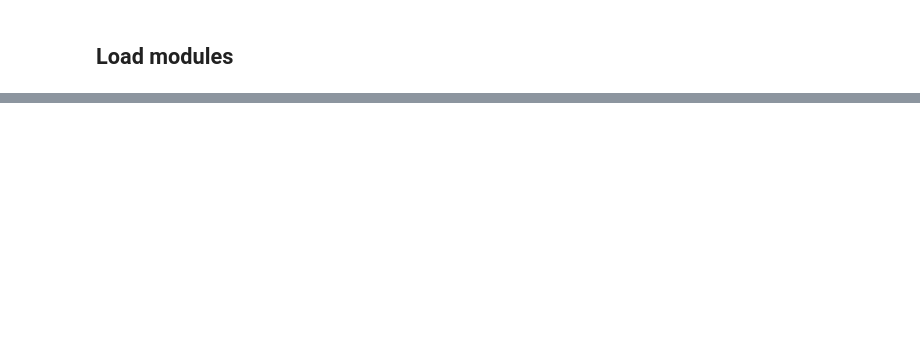
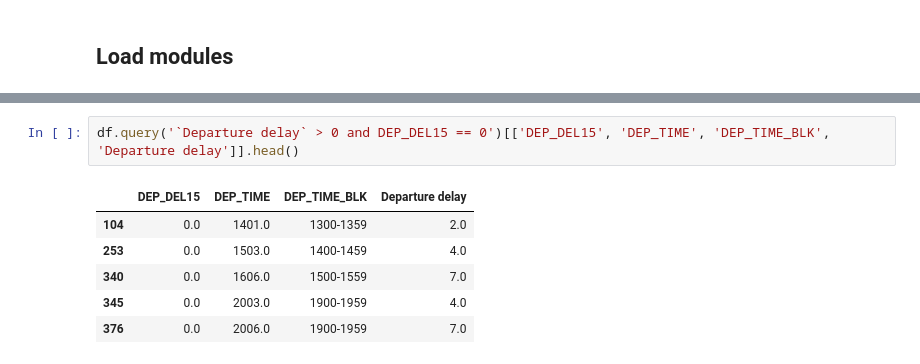
Before and after one commit to ubco-W2022T2-data301/project-group-group05, a Jupyter notebook: analysis/analysis_bradan.ipynb, the cells around one changed output, grey strips where cells are left out. Cells and saved outputs as stored; diff of their text form; blank space fills up the shorter version.

```diff
--- a/analysis/analysis_bradan.ipynb
+++ b/analysis/analysis_bradan.ipynb
@@ -46,0 +118,9 @@ df.head()
+# %%
+df.query('`Departure delay` > 0 and DEP_DEL15 == 0')[['DEP_DEL15', 'DEP_TIME', 'DEP_TIME_BLK', 'Departure delay']].head()
+# %% [output]
+|  | DEP_DEL15 | DEP_TIME | DEP_TIME_BLK | Departure delay |
+| 104 | 0.0 | 1401.0 | 1300-1359 | 2.0 |
+| 253 | 0.0 | 1503.0 | 1400-1459 | 4.0 |
+| 340 | 0.0 | 1606.0 | 1500-1559 | 7.0 |
+| 345 | 0.0 | 2003.0 | 1900-1959 | 4.0 |
+| 376 | 0.0 | 2006.0 | 1900-1959 | 7.0 |
```
Also changed, not shown: parts of 20 cells of this notebook.
